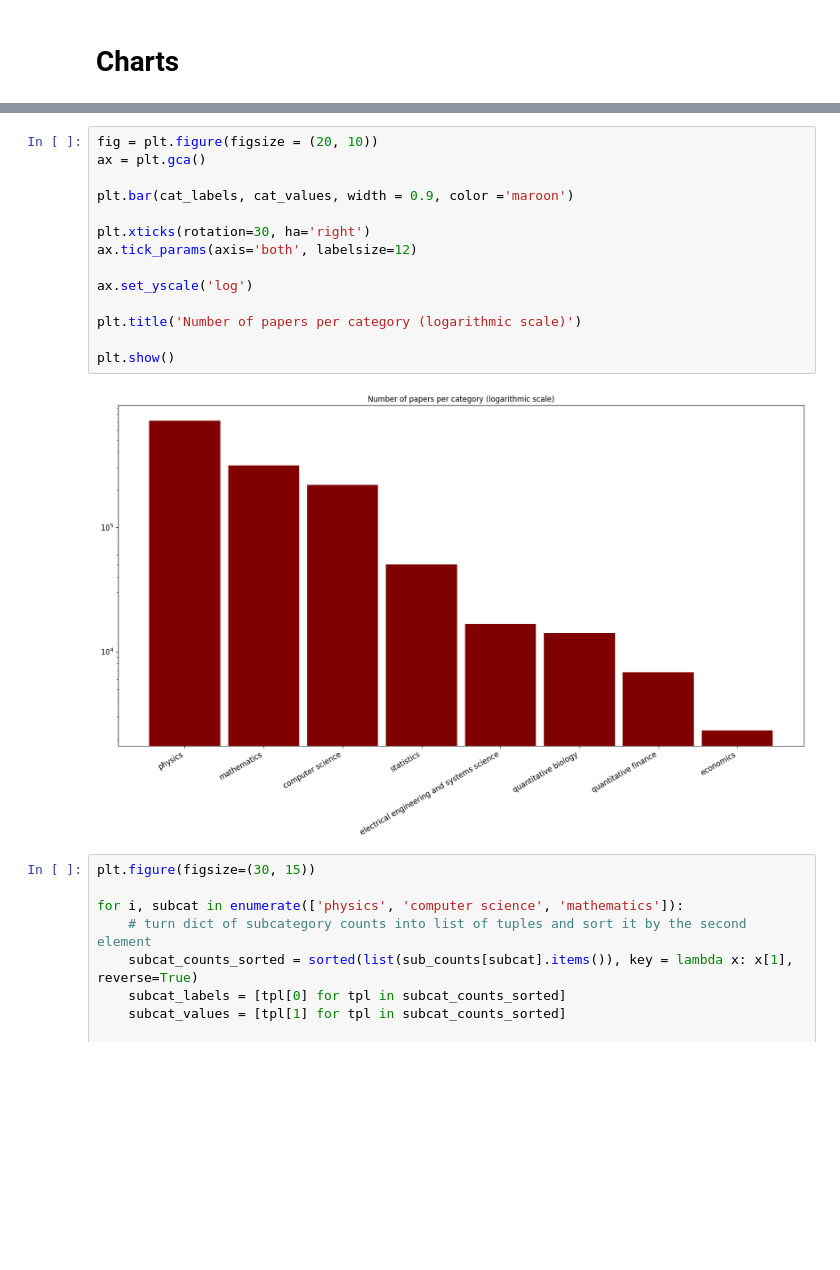
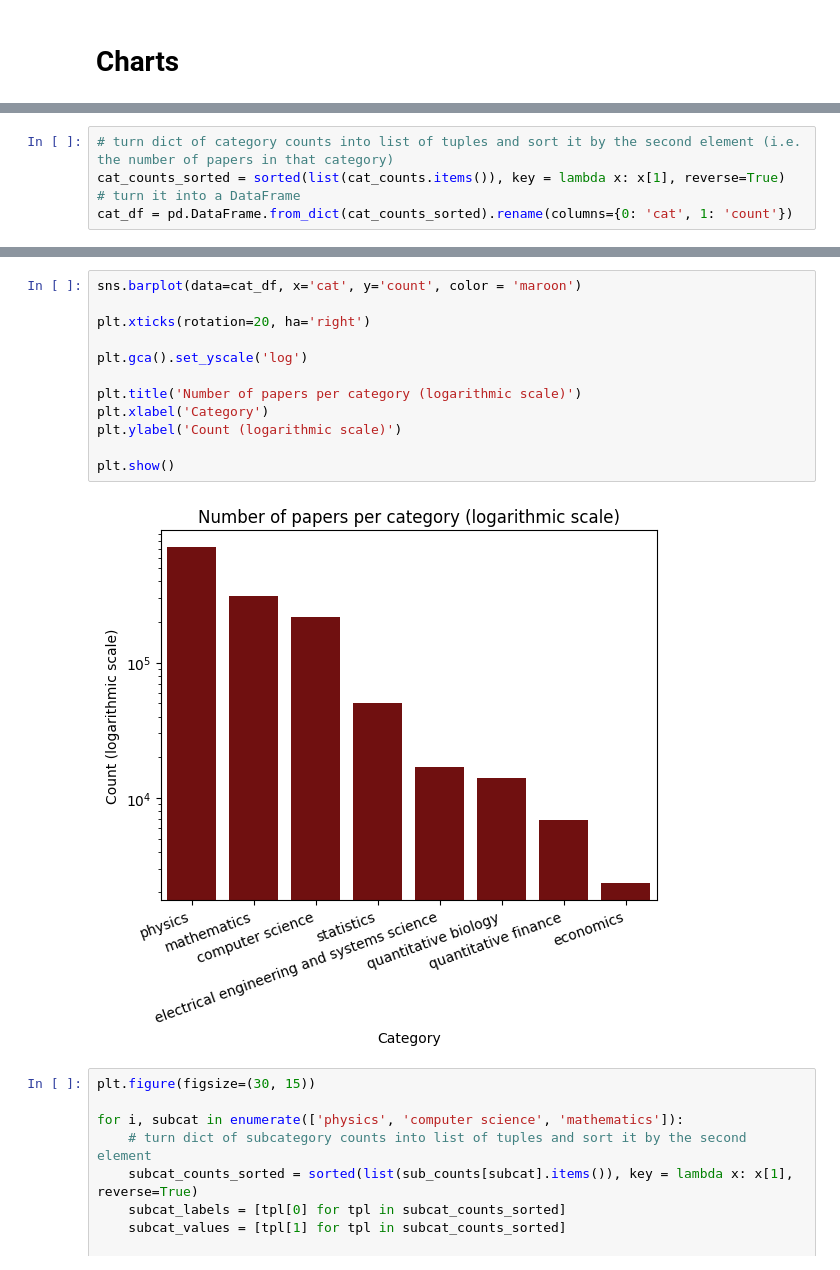
Before and after one commit to andcov/arXiv_preprints_version_analysis, a Jupyter notebook: _preanalyse.ipynb, the cells around one changed output, grey strips where cells are left out. Saved outputs shown, nothing was run; the diff lists cells and outputs as text; blank space fills up the shorter version.

Commit message:
Create graphs for phase 1 and 2

```diff
--- a/_preanalyse.ipynb
+++ b/_preanalyse.ipynb
@@ -83,0 +65,5 @@ plt.show()
+# %%
+# turn dict of category counts into list of tuples and sort it by the second element (i.e. the number of papers in that category)
+cat_counts_sorted = sorted(list(cat_counts.items()), key = lambda x: x[1], reverse=True)
+# turn it into a DataFrame
+cat_df = pd.DataFrame.from_dict(cat_counts_sorted).rename(columns={0: 'cat', 1: 'count'})
@@ -84,19 +82,17 @@ plt.show()
 # %%
-fig = plt.figure(figsize = (20, 10))
-ax = plt.gca()
+sns.barplot(data=cat_df, x='cat', y='count', color = 'maroon')
 
-plt.bar(cat_labels, cat_values, width = 0.9, color ='maroon')
+plt.xticks(rotation=20, ha='right')
 
-plt.xticks(rotation=30, ha='right')
-ax.tick_params(axis='both', labelsize=12)
-
-ax.set_yscale('log')
+plt.gca().set_yscale('log')
 
 plt.title('Number of papers per category (logarithmic scale)')
+plt.xlabel('Category')
+plt.ylabel('Count (logarithmic scale)')
 
 plt.show()
 # %% [output]
-[figure, old version]
+[figure, new version]
 # %%
 plt.figure(figsize=(30, 15))
 
```
Also changed, not shown: parts of 4 cells of this notebook, 2 other files.
